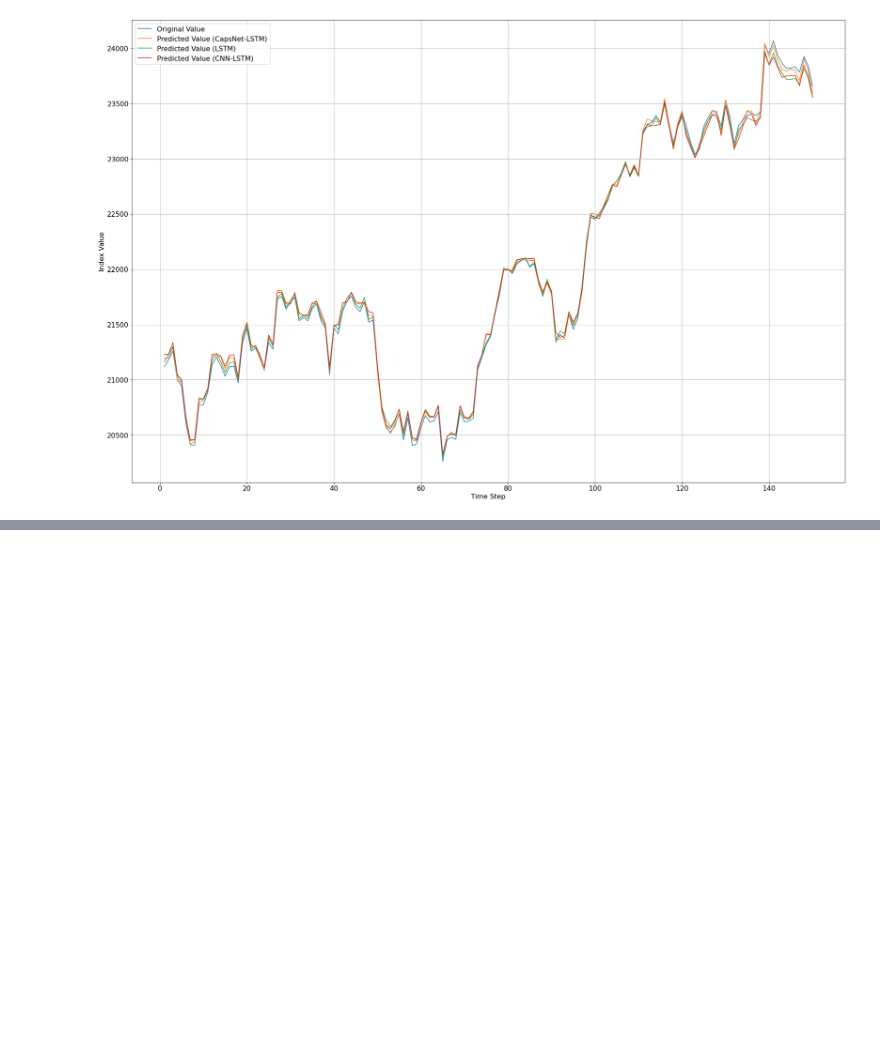
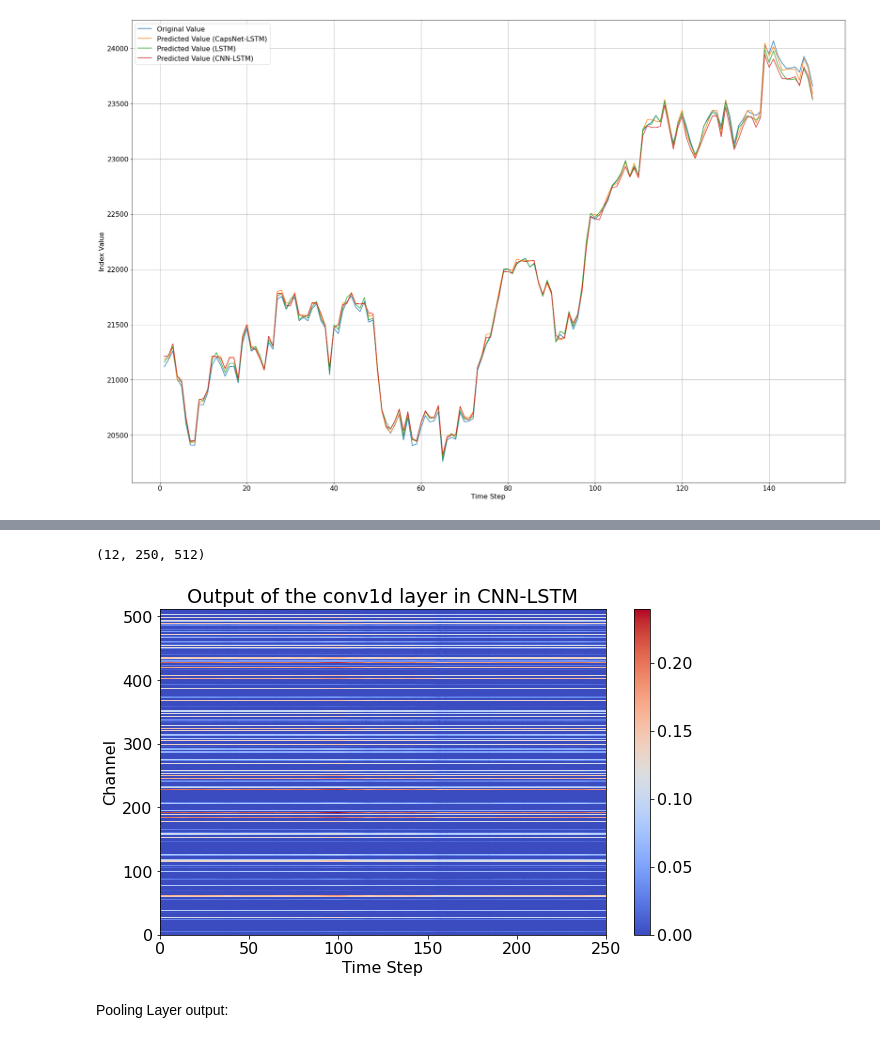
Before and after one commit to Zhang-Cheng-76200/Multistep-forecasting-CapsNet-LSTM, a Jupyter notebook: CapsNet_LSTM_Nikkei225.ipynb, the cells around one changed output, grey strips where cells are left out. Saved outputs shown, nothing was run; the diff lists cells and outputs as text; code cells hidden in the pictures; blank space fills up the shorter version.

```diff
--- a/CapsNet_LSTM_Nikkei225.ipynb
+++ b/CapsNet_LSTM_Nikkei225.ipynb
@@ -671,0 +776,5 @@ print(mape_cnn_lstm)
+# %%
+
+conv1d_layer_cnn_lstm = Model(inputs=cnn_lstm.input,
+                                 outputs=cnn_lstm.get_layer('conv1d').output)
+conv1d_1_cnn_output = conv1d_layer_cnn_lstm.predict(X_val[-1])
@@ -671,0 +784,20 @@ print(mape_cnn_lstm)
+# %%
+conv1d_1_cnn_output.shape
+# %% [output]
+(12, 250, 512)
+# %%
+
+conv1d_1_cnn_output_last_batch_last_sample = conv1d_1_cnn_output[-1,:,:]
+# %%
+plt.rcParams['font.size'] = '16'
+plt.figure(figsize=(10, 6))
+plt.pcolormesh( conv1d_1_cnn_output_last_batch_last_sample.T , cmap = 'coolwarm' )
+
+plt.title( 'Output of the conv1d layer in CNN-LSTM' )
+plt.ylabel("Channel")
+plt.xlabel("Time Step")
+plt.colorbar()
+plt.savefig("/content/gdrive/MyDrive/single_layer_output/2d_heat_map_conv1d_layer_cnn_lstm_N225.svg")
+plt.show()
+# %% [output]
+[figure, added]
@@ -671,0 +807,2 @@ print(mape_cnn_lstm)
+# %% [markdown]
+Pooling Layer output:
```
Also changed, not shown: parts of 44 cells of this notebook.
